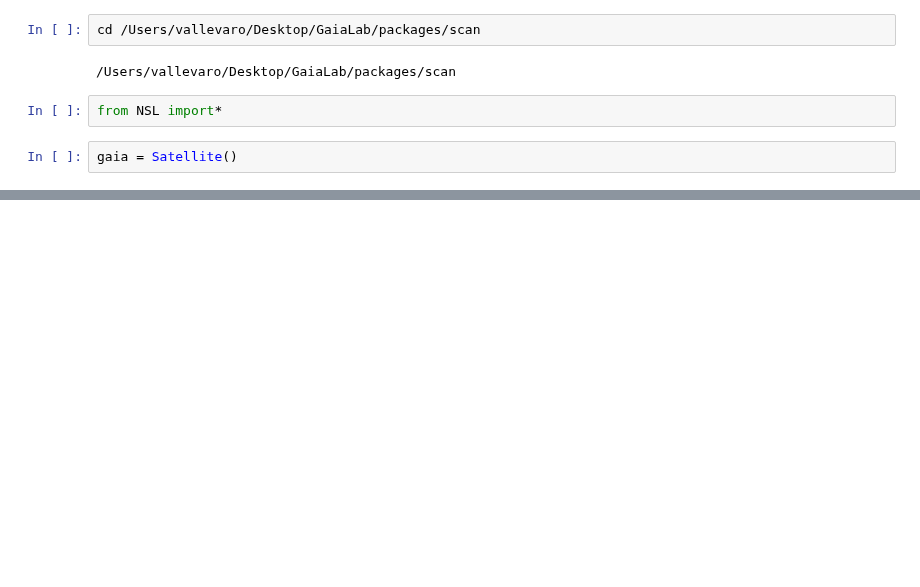
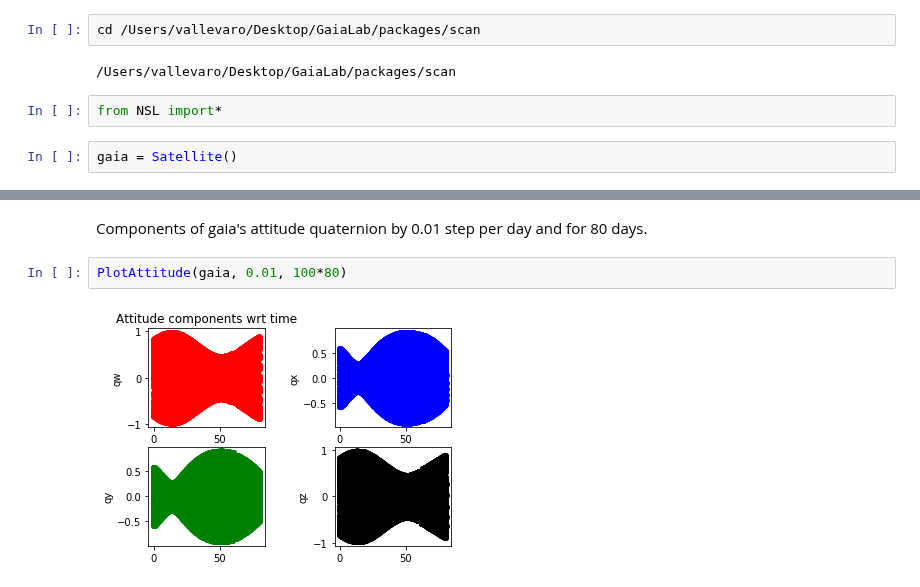
Before and after one commit to bombrun/GaiaLab, a Jupyter notebook: notebooks/NSL_notebook.ipynb, the cells around one changed output, grey strips where cells are left out. Saved outputs shown, nothing was run; the diff lists cells and outputs as text; blank space fills up the shorter version.

```diff
--- a/notebooks/NSL_notebook.ipynb
+++ b/notebooks/NSL_notebook.ipynb
@@ -93,0 +94,6 @@ Plot3DZ(gaia, 0.12, 10000)
+# %% [markdown]
+Components of gaia's attitude quaternion by 0.01 step per day and for 80 days.
+# %%
+PlotAttitude(gaia, 0.01, 100*80)
+# %% [output]
+[figure, added]
```
Also changed, not shown: parts of 9 cells of this notebook, 1 other file.
